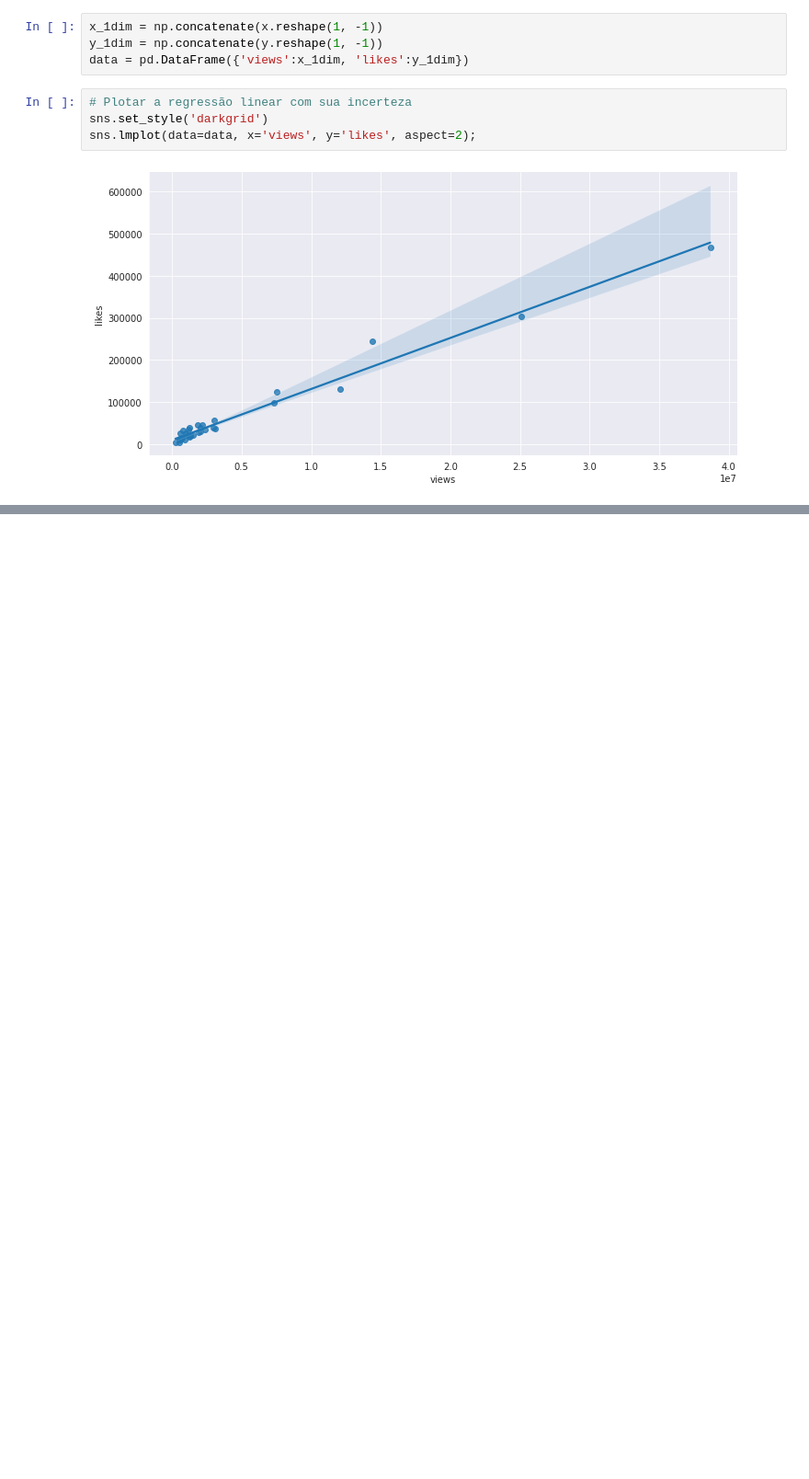
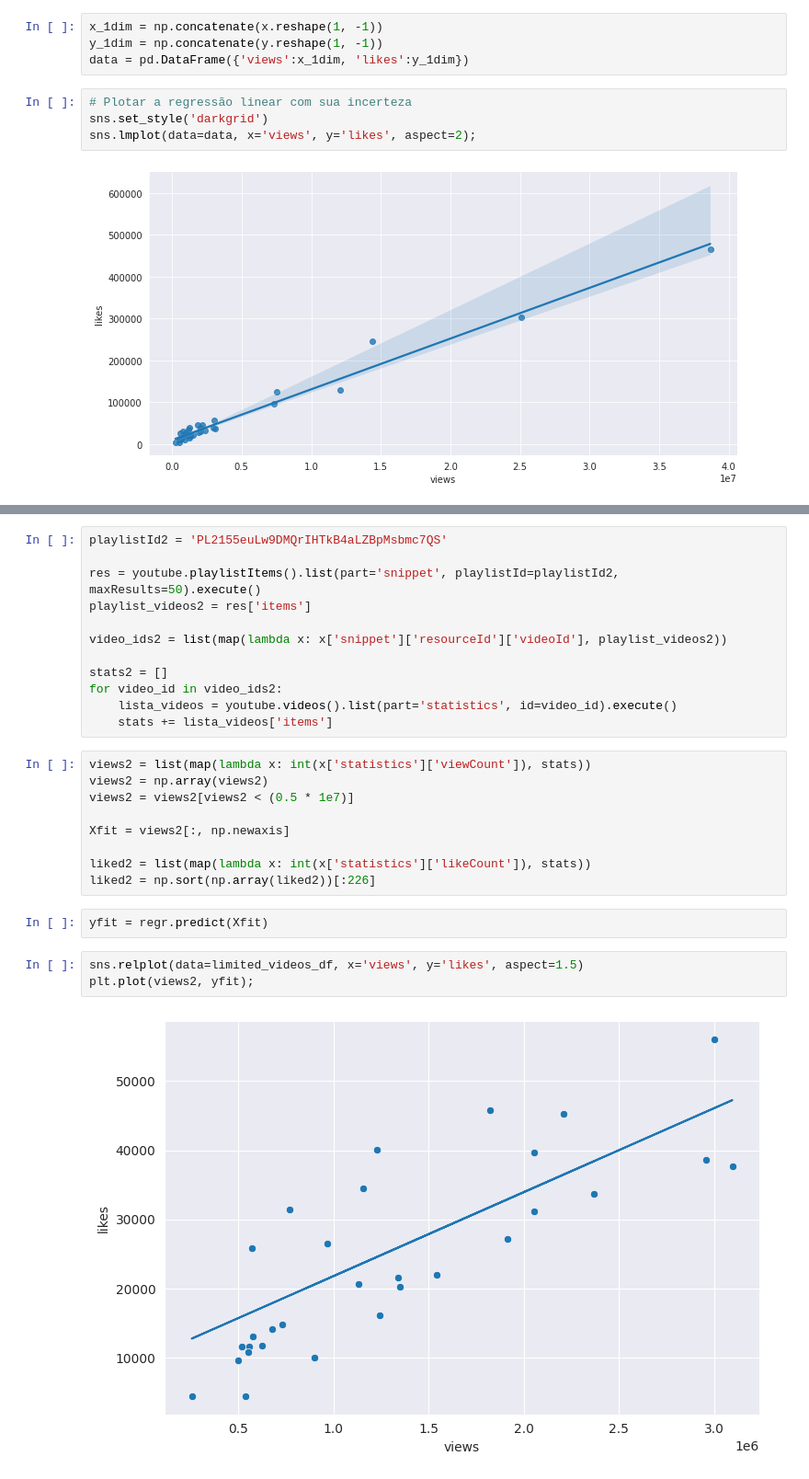
Before and after one commit to Pedro-V/api-youtube-babysteps, a Jupyter notebook: YoutubeAPI.ipynb, the cells around one changed output, grey strips where cells are left out. Shown at 92% size. Saved outputs shown, nothing was run; the diff lists cells and outputs as text; blank space fills up the shorter version.

```diff
--- a/YoutubeAPI.ipynb
+++ b/YoutubeAPI.ipynb
@@ -154,0 +165,28 @@ Coefficient of determination: 0.9774826395960894
+# %%
+playlistId2 = 'PL2155euLw9DMQrIHTkB4aLZBpMsbmc7QS'
+
+res = youtube.playlistItems().list(part='snippet', playlistId=playlistId2, maxResults=50).execute()
+playlist_videos2 = res['items']
+
+video_ids2 = list(map(lambda x: x['snippet']['resourceId']['videoId'], playlist_videos2))
+
+stats2 = []
+for video_id in video_ids2:
+    lista_videos = youtube.videos().list(part='statistics', id=video_id).execute()
+    stats += lista_videos['items']
+# %%
+views2 = list(map(lambda x: int(x['statistics']['viewCount']), stats))
+views2 = np.array(views2)
+views2 = views2[views2 < (0.5 * 1e7)]
+
+Xfit = views2[:, np.newaxis]
+
+liked2 = list(map(lambda x: int(x['statistics']['likeCount']), stats))
+liked2 = np.sort(np.array(liked2))[:226]
+# %%
+yfit = regr.predict(Xfit)
+# %%
+sns.relplot(data=limited_videos_df, x='views', y='likes', aspect=1.5)
+plt.plot(views2, yfit);
+# %% [output]
+[figure, added]
```
Also changed, not shown: parts of 11 cells of this notebook, 1 other file.
